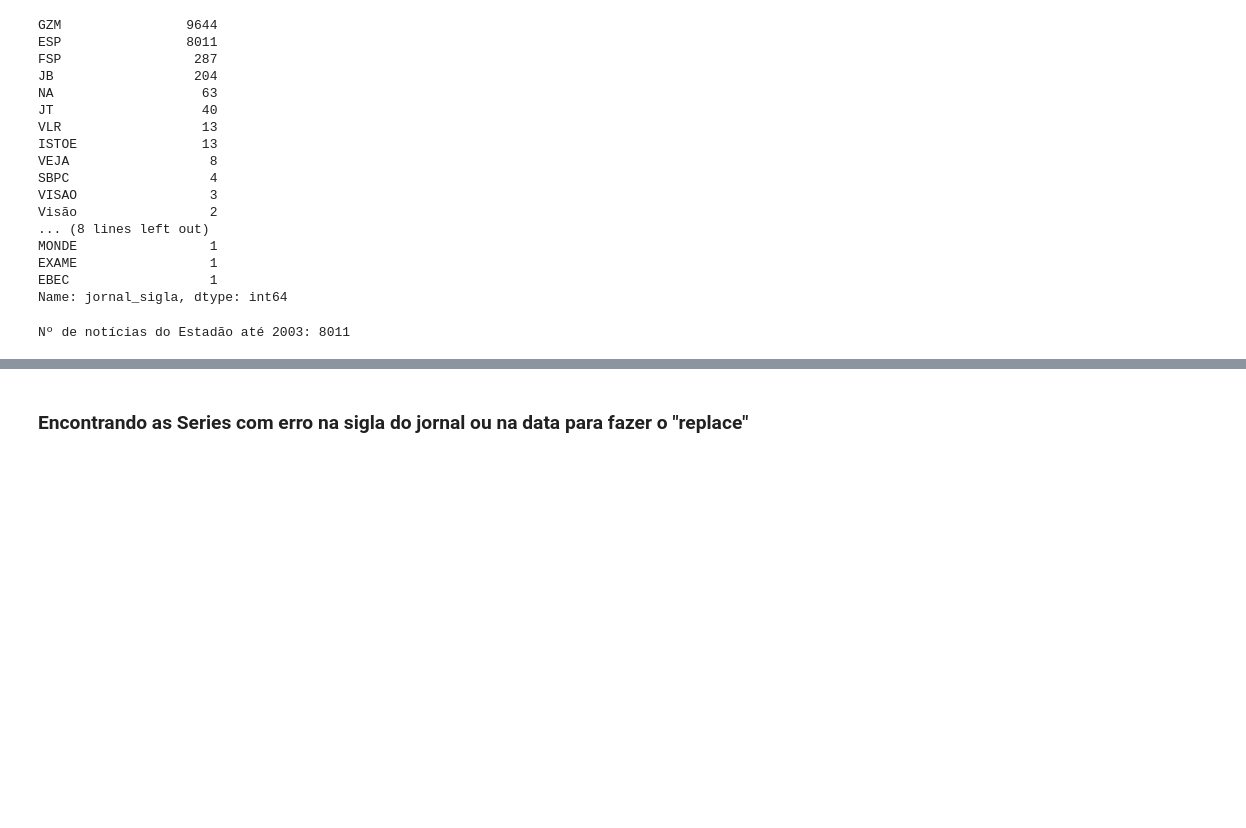
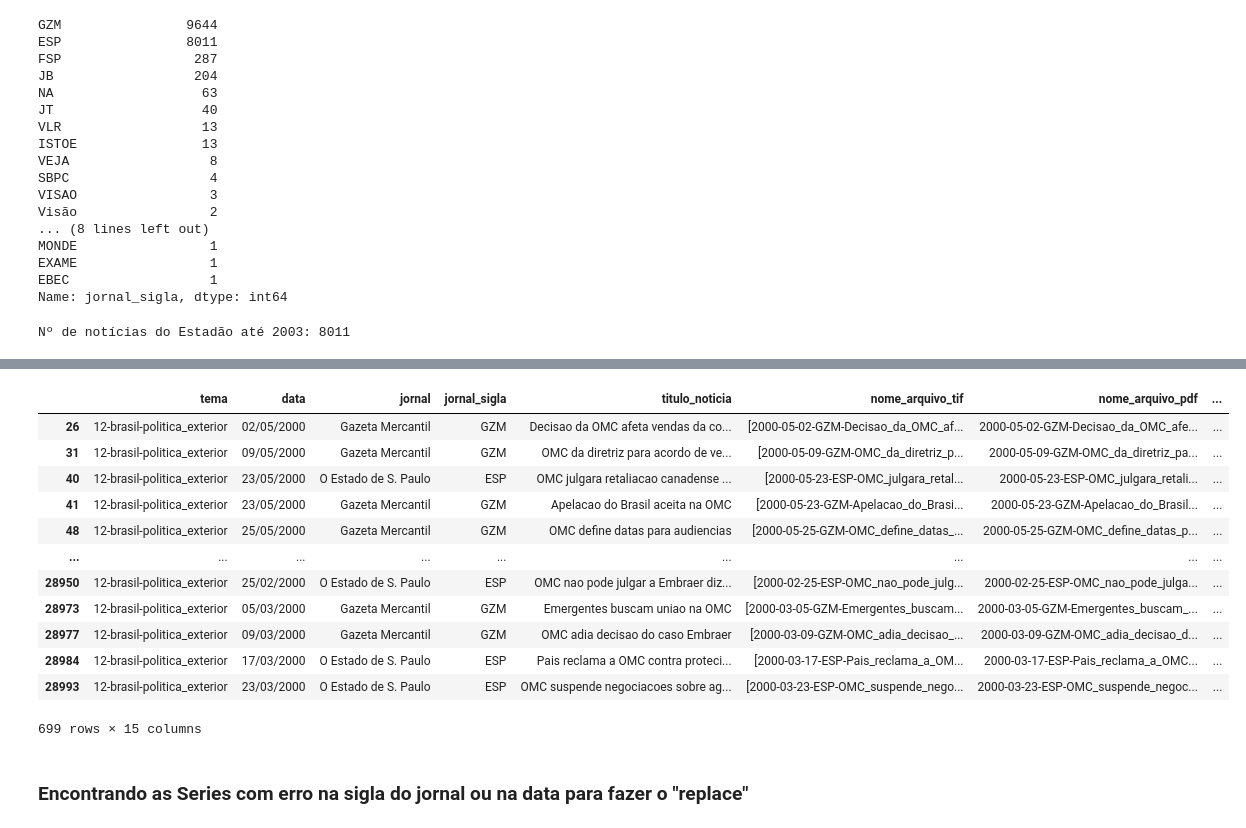
Before and after one commit to thiagovicino/python_analise_dados, a Jupyter notebook: Análise_dados_02_json_thiago.ipynb, the cells around one changed output, grey strips where cells are left out. Saved outputs shown, nothing was run; the diff lists cells and outputs as text; code cells hidden in the pictures; blank space fills up the shorter version.

```diff
--- a/Análise_dados_02_json_thiago.ipynb
+++ b/Análise_dados_02_json_thiago.ipynb
@@ -253,5 +270,21 @@ Nº de notícias do Estadão até 2003: 8011
 # %%
 # Notícias com "OMC" no título
+noticias_OMC = dataset[dataset["titulo_noticia"].str.contains("OMC|Organização Mundial do Comércio")]
+noticias_OMC
+# %% [output]
+|  | tema | data | jornal | jornal_sigla | titulo_noticia | nome_arquivo_tif | nome_arquivo_pdf | ... |
+| 26 | 12-brasil-politica_exterior | 02/05/2000 | Gazeta Mercantil | GZM | Decisao da OMC afeta vendas da co... | [2000-05-02-GZM-Decisao_da_OMC_af... | 2000-05-02-GZM-Decisao_da_OMC_afe... | ... |
+| 31 | 12-brasil-politica_exterior | 09/05/2000 | Gazeta Mercantil | GZM | OMC da diretriz para acordo de ve... | [2000-05-09-GZM-OMC_da_diretriz_p... | 2000-05-09-GZM-OMC_da_diretriz_pa... | ... |
+| 40 | 12-brasil-politica_exterior | 23/05/2000 | O Estado de S. Paulo | ESP | OMC julgara retaliacao canadense ... | [2000-05-23-ESP-OMC_julgara_retal... | 2000-05-23-ESP-OMC_julgara_retali... | ... |
+| 41 | 12-brasil-politica_exterior | 23/05/2000 | Gazeta Mercantil | GZM | Apelacao do Brasil aceita na OMC | [2000-05-23-GZM-Apelacao_do_Brasi... | 2000-05-23-GZM-Apelacao_do_Brasil... | ... |
+| 48 | 12-brasil-politica_exterior | 25/05/2000 | Gazeta Mercantil | GZM | OMC define datas para audiencias | [2000-05-25-GZM-OMC_define_datas_... | 2000-05-25-GZM-OMC_define_datas_p... | ... |
+| ... | ... | ... | ... | ... | ... | ... | ... | ... |
+| 28950 | 12-brasil-politica_exterior | 25/02/2000 | O Estado de S. Paulo | ESP | OMC nao pode julgar a Embraer diz... | [2000-02-25-ESP-OMC_nao_pode_julg... | 2000-02-25-ESP-OMC_nao_pode_julga... | ... |
+| 28973 | 12-brasil-politica_exterior | 05/03/2000 | Gazeta Mercantil | GZM | Emergentes buscam uniao na OMC | [2000-03-05-GZM-Emergentes_buscam... | 2000-03-05-GZM-Emergentes_buscam_... | ... |
+| 28977 | 12-brasil-politica_exterior | 09/03/2000 | Gazeta Mercantil | GZM | OMC adia decisao do caso Embraer | [2000-03-09-GZM-OMC_adia_decisao_... | 2000-03-09-GZM-OMC_adia_decisao_d... | ... |
+| 28984 | 12-brasil-politica_exterior | 17/03/2000 | O Estado de S. Paulo | ESP | Pais reclama a OMC contra proteci... | [2000-03-17-ESP-Pais_reclama_a_OM... | 2000-03-17-ESP-Pais_reclama_a_OMC... | ... |
+| 28993 | 12-brasil-politica_exterior | 23/03/2000 | O Estado de S. Paulo | ESP | OMC suspende negociacoes sobre ag... | [2000-03-23-ESP-OMC_suspende_nego... | 2000-03-23-ESP-OMC_suspende_negoc... | ... |
+699 rows × 15 columns
 # %% [markdown]
 ### Encontrando as Series com erro na sigla do jornal ou na data para fazer o "replace"
 # %%
```
Also changed, not shown: parts of 3 cells of this notebook.
